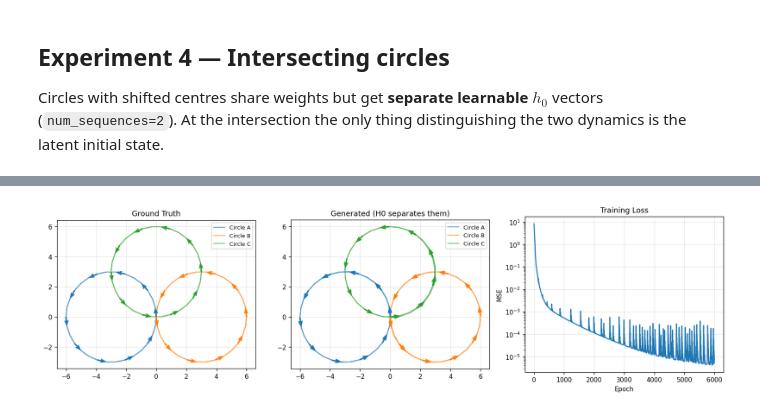
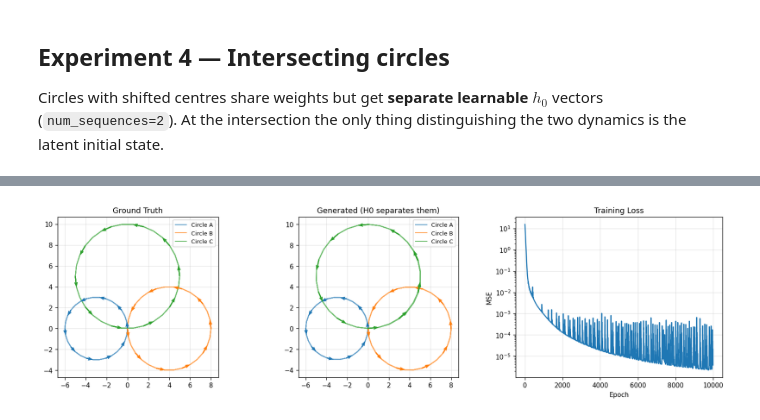
Before and after one commit to tahafkh/dynamical-rnns, a Jupyter notebook: notebooks/dynamic_analysis.ipynb, the cells around one changed output, grey strips where cells are left out. Saved outputs shown, nothing was run; the diff lists cells and outputs as text; code cells hidden in the pictures.

```diff
--- a/notebooks/dynamic_analysis.ipynb
+++ b/notebooks/dynamic_analysis.ipynb
@@ -640,8 +724,8 @@ T, B_each = 30, 12
 dt = 2 * np.pi / 30
 
 fn_a = lambda th: circle_curve(th, r=3.0, cx=-3.0, cy=0.0)
-fn_b = lambda th: circle_curve(th, r=3.0, cx=3.0, cy=0.0)
-fn_c = lambda th: circle_curve(th, r=3.0, cx=0.0, cy=3.0)
+fn_b = lambda th: circle_curve(th, r=4.0, cx=4.0, cy=0.0)
+fn_c = lambda th: circle_curve(th, r=5.0, cx=0.0, cy=5.0)
 
 xa, ya = make_sequences(fn_a, B_each, T, dt, rng)
 xb, yb = make_sequences(fn_b, B_each, T, dt, rng)
@@ -655,7 +739,7 @@ model = ElmanRNN(2, 64, 2, num_sequences=3, activation="tanh",
                    weight_scale=0.1, rng=rng)
 opt = Adam(lr=1e-3, clip_norm=1.0)
 
-losses = train(model, opt, x_train, y_train, batch_indices, n_epochs=6000)
+losses = train(model, opt, x_train, y_train, batch_indices, n_epochs=10000)
 
 pred_a, hs_a = generate(model, np.array([0.0, 0.0]), n_steps=90, seq_idx=0)
 pred_b, hs_b = generate(model, np.array([0.0, 0.0]), n_steps=90, seq_idx=1)
@@ -663,8 +747,8 @@ pred_c, hs_c = generate(model, np.array([0.0, 0.0]), n_steps=90, seq_idx=2)
 
 gt_theta = np.linspace(0, 6 * np.pi, 91)
 gt_a = np.column_stack(circle_curve(gt_theta, r=3.0, cx=-3.0, cy=0.0))
-gt_b = np.column_stack(circle_curve(gt_theta, r=3.0, cx=3.0, cy=0.0))
-gt_c = np.column_stack(circle_curve(gt_theta, r=3.0, cx=0.0, cy=3.0))
+gt_b = np.column_stack(circle_curve(gt_theta, r=4.0, cx=4.0, cy=0.0))
+gt_c = np.column_stack(circle_curve(gt_theta, r=5.0, cx=0.0, cy=5.0))
 
 fig, axes = plt.subplots(1, 3, figsize=(14, 4))
 plot_with_arrows(axes[0], [gt_a, gt_b, gt_c], title="Ground Truth",
@@ -693,4 +781,4 @@ plt.show()
-[figure, old version]
+[figure, new version]
 # %%
 pca = PCA(n_components=2)
 
```
Also changed, not shown: parts of 27 cells of this notebook.
